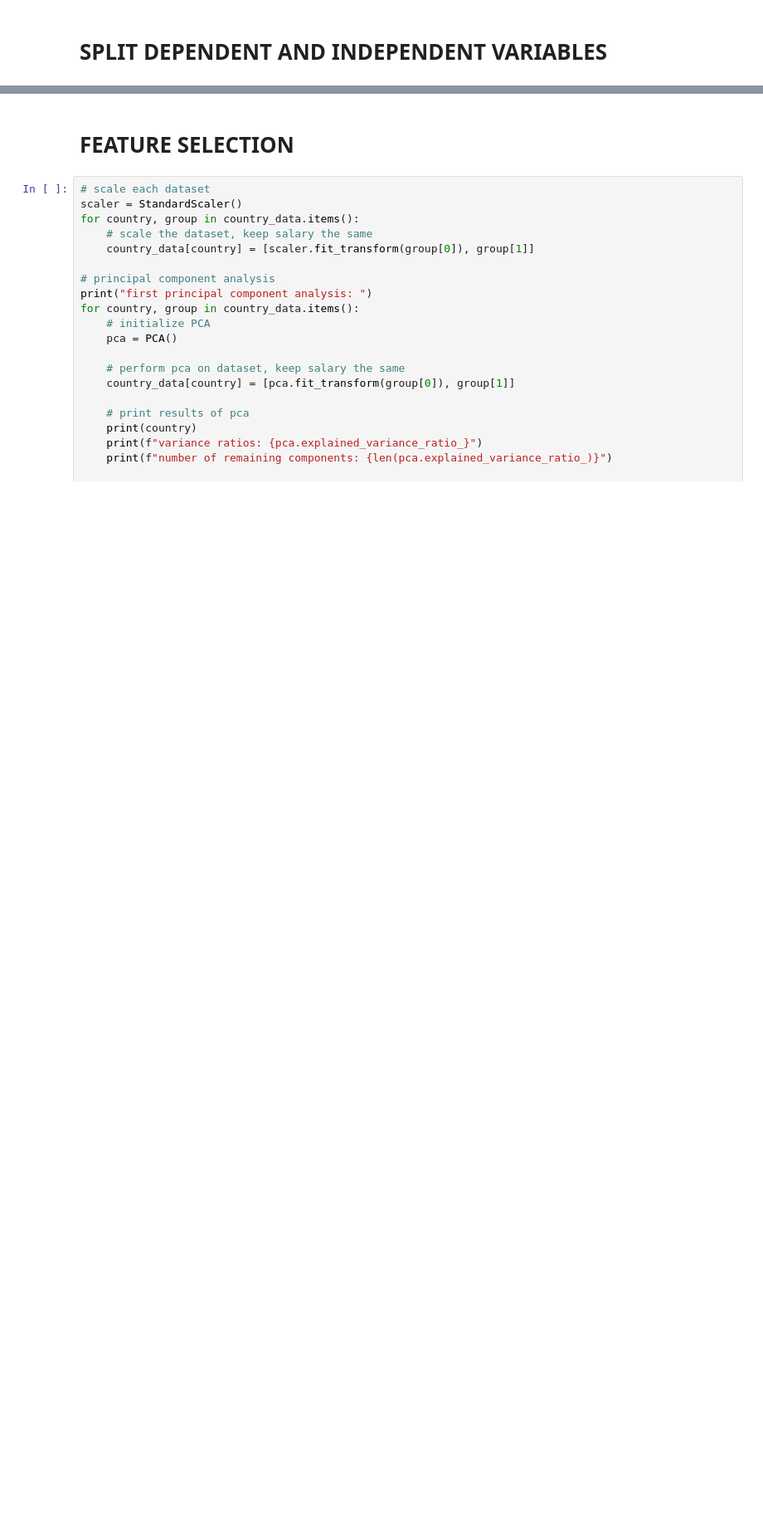
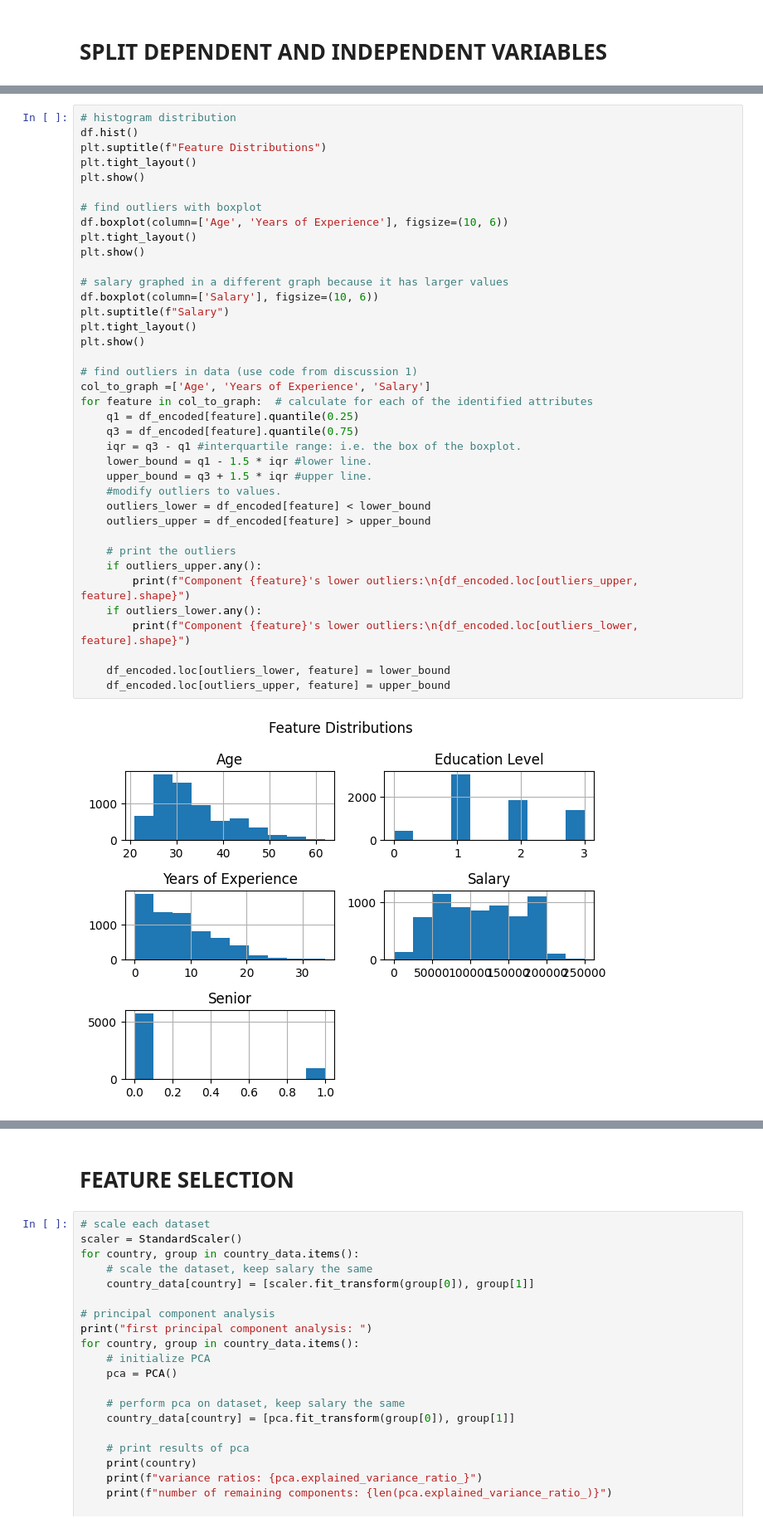
Before and after one commit to ruohan8/ECS171Project, a Jupyter notebook: Project.ipynb, the cells around one changed output, grey strips where cells are left out. Shown at 83% size. Saved outputs shown, nothing was run; the diff lists cells and outputs as text; blank space fills up the shorter version.

```diff
--- a/Project.ipynb
+++ b/Project.ipynb
@@ -306,0 +281,40 @@ for country, group in country_data.items():
+# %%
+# histogram distribution
+df.hist()
+plt.suptitle(f"Feature Distributions")
+plt.tight_layout()
+plt.show()
+
+# find outliers with boxplot
+df.boxplot(column=['Age', 'Years of Experience'], figsize=(10, 6))
+plt.tight_layout()
+plt.show()
+
+# salary graphed in a different graph because it has larger values
+df.boxplot(column=['Salary'], figsize=(10, 6))
+plt.suptitle(f"Salary")
+plt.tight_layout()
+plt.show()
+
+# find outliers in data (use code from discussion 1)
+col_to_graph =['Age', 'Years of Experience', 'Salary']
+for feature in col_to_graph:  # calculate for each of the identified attributes
+    q1 = df_encoded[feature].quantile(0.25)
+    q3 = df_encoded[feature].quantile(0.75)
+    iqr = q3 - q1 #interquartile range: i.e. the box of the boxplot.
+    lower_bound = q1 - 1.5 * iqr #lower line.
+    upper_bound = q3 + 1.5 * iqr #upper line.
+    #modify outliers to values.
+    outliers_lower = df_encoded[feature] < lower_bound
+    outliers_upper = df_encoded[feature] > upper_bound
+
+    # print the outliers
+    if outliers_upper.any():
+        print(f"Component {feature}'s lower outliers:\n{df_encoded.loc[outliers_upper, feature].shape}")
+    if outliers_lower.any():
+        print(f"Component {feature}'s lower outliers:\n{df_encoded.loc[outliers_lower, feature].shape}")
+
+    df_encoded.loc[outliers_lower, feature] = lower_bound
+    df_encoded.loc[outliers_upper, feature] = upper_bound
+# %% [output]
+[figure, added]
```
Also changed, not shown: parts of 9 cells of this notebook.
